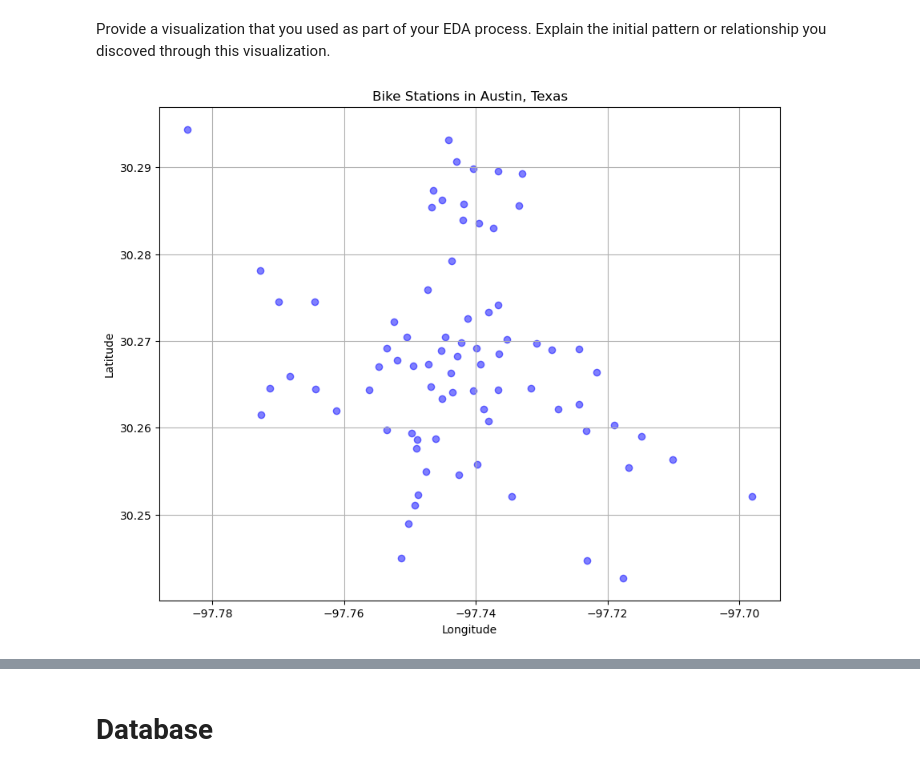
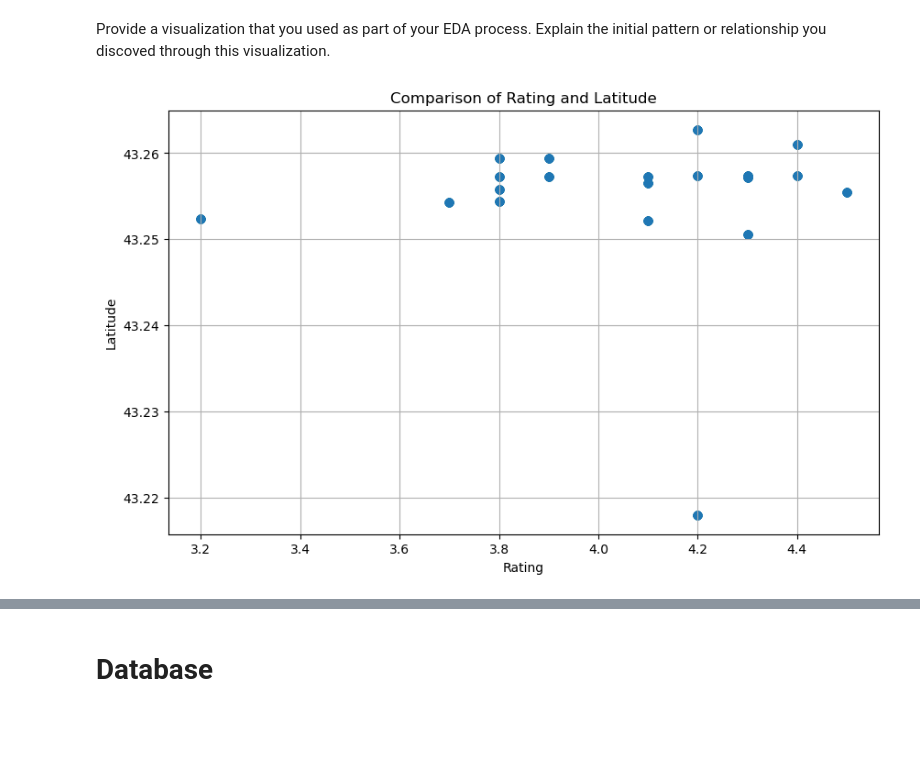
Before and after one commit to jpatrick999/Statistical-Modelling-Project, a Jupyter notebook: notebooks/joining_data.ipynb, the cells around one changed output, grey strips where cells are left out. Cells and saved outputs as stored; diff of their text form; code cells hidden in the pictures; blank space fills up the shorter version.

```diff
--- a/notebooks/joining_data.ipynb
+++ b/notebooks/joining_data.ipynb
@@ -1,2 +1,14 @@
 # %% [markdown]
 Join the data from Part 1 with the data from Part 2 to create a new dataframe.
+# %%
+import pandas as pd
+
+# Joining the two dataframes
+
+flattenedfoursquaredata = pd.read_csv('..\\data\\flattenedfoursquaredata.csv')
+
+flattenedyelpdata4=pd.read_csv('..\\data\\flattenedyelpdata.csv')
+
+new_dataframe = pd.concat([flattenedfoursquaredata, flattenedyelpdata4])
+
+new_dataframe
@@ -3,40 +29,16 @@ Join the data from Part 1 with the data from Part 2 to create a new dataframe.
 # %% [markdown]
 Provide a visualization that you used as part of your EDA process. Explain the initial pattern or relationship you discoved through this visualization.
-# %%
-import requests
-import matplotlib.pyplot as plt
-
-# Function to retrieve bike station data for Austin from CityBikes API
-def get_austin_bike_stations():
-    api_url = "https://api.citybik.es/v2/networks/austin"
-    response = requests.get(api_url)
-    if response.status_code == 200:
-        data = response.json()
-        stations = data["network"]["stations"]
-        return stations
-    else:
-        print("Failed to retrieve data from CityBikes API.")
-        return None
-
-# Function to create a scatter plot of bike stations in Austin
-def plot_austin_bike_stations(stations):
-    if stations is not None:
-        lats = [station["latitude"] for station in stations]
-        lngs = [station["longitude"] for station in stations]
-        plt.figure(figsize=(10, 8))
-        plt.scatter(lngs, lats, color='blue', alpha=0.5)
-        plt.xlabel('Longitude')
-        plt.ylabel('Latitude')
-        plt.title('Bike Stations in Austin, Texas')
-        plt.grid(True)
-        plt.show()
-    else:
-        print("No data to plot.")
-
-# Retrieve bike station data for Austin
-austin_stations = get_austin_bike_stations()
-
-# Plot bike stations in Austin
-plot_austin_bike_stations(austin_stations)
-# %% [output]
-[figure, removed]
+# %%
+import pandas as pd
+import matplotlib.pyplot as plt
+
+# Scatter plot to compare 'rating' and 'coordinates.latitude'
+plt.figure(figsize=(10, 6))
+plt.scatter(new_dataframe['rating'], new_dataframe['coordinates.latitude'], alpha=0.5)
+plt.title('Comparison of Rating and Latitude')
+plt.xlabel('Rating')
+plt.ylabel('Latitude')
+plt.grid(True)
+plt.show()
+# %% [output]
+[figure, added]
```
Also changed, not shown: parts of 6 cells of this notebook, 5 other files.
